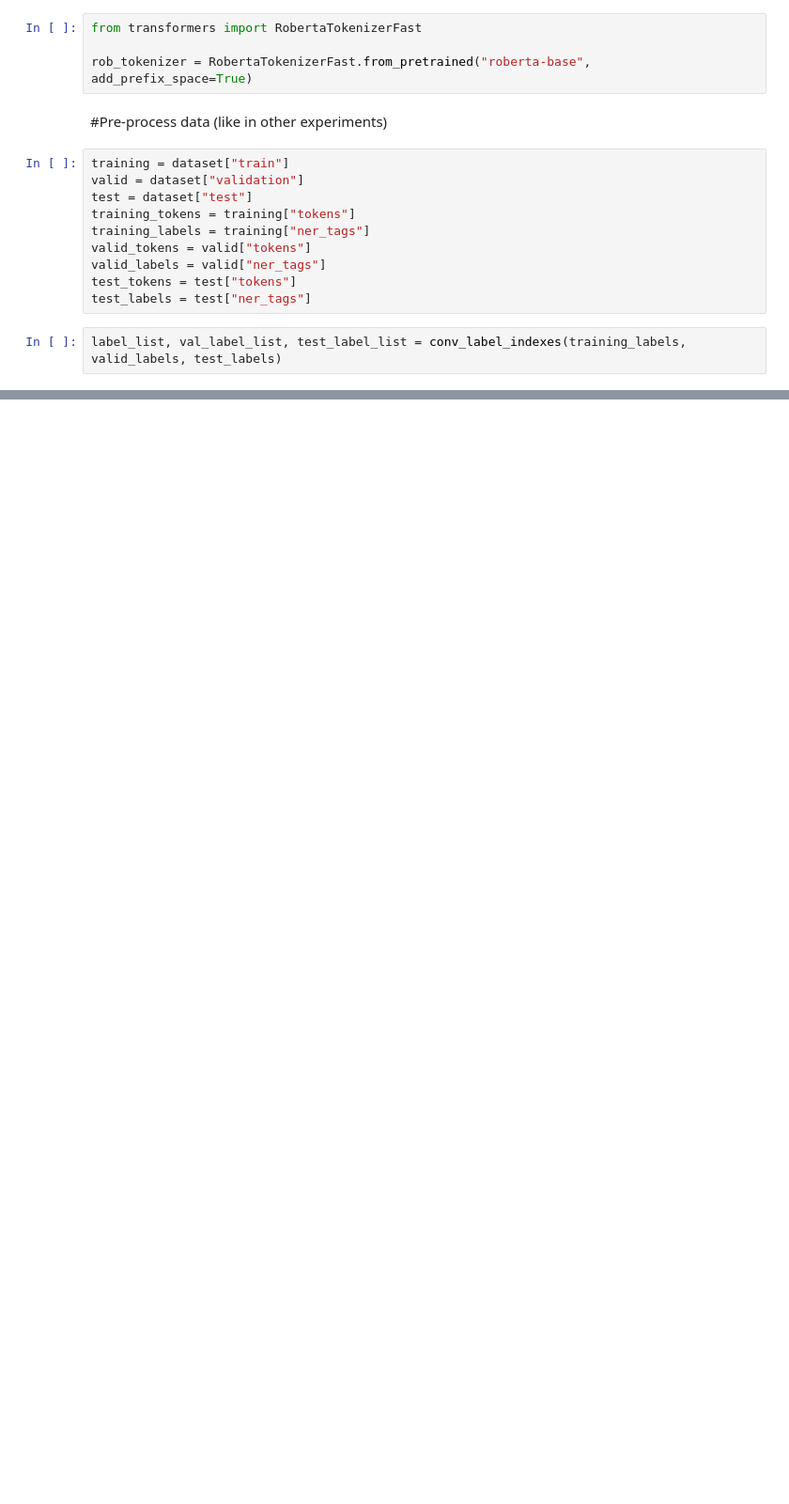
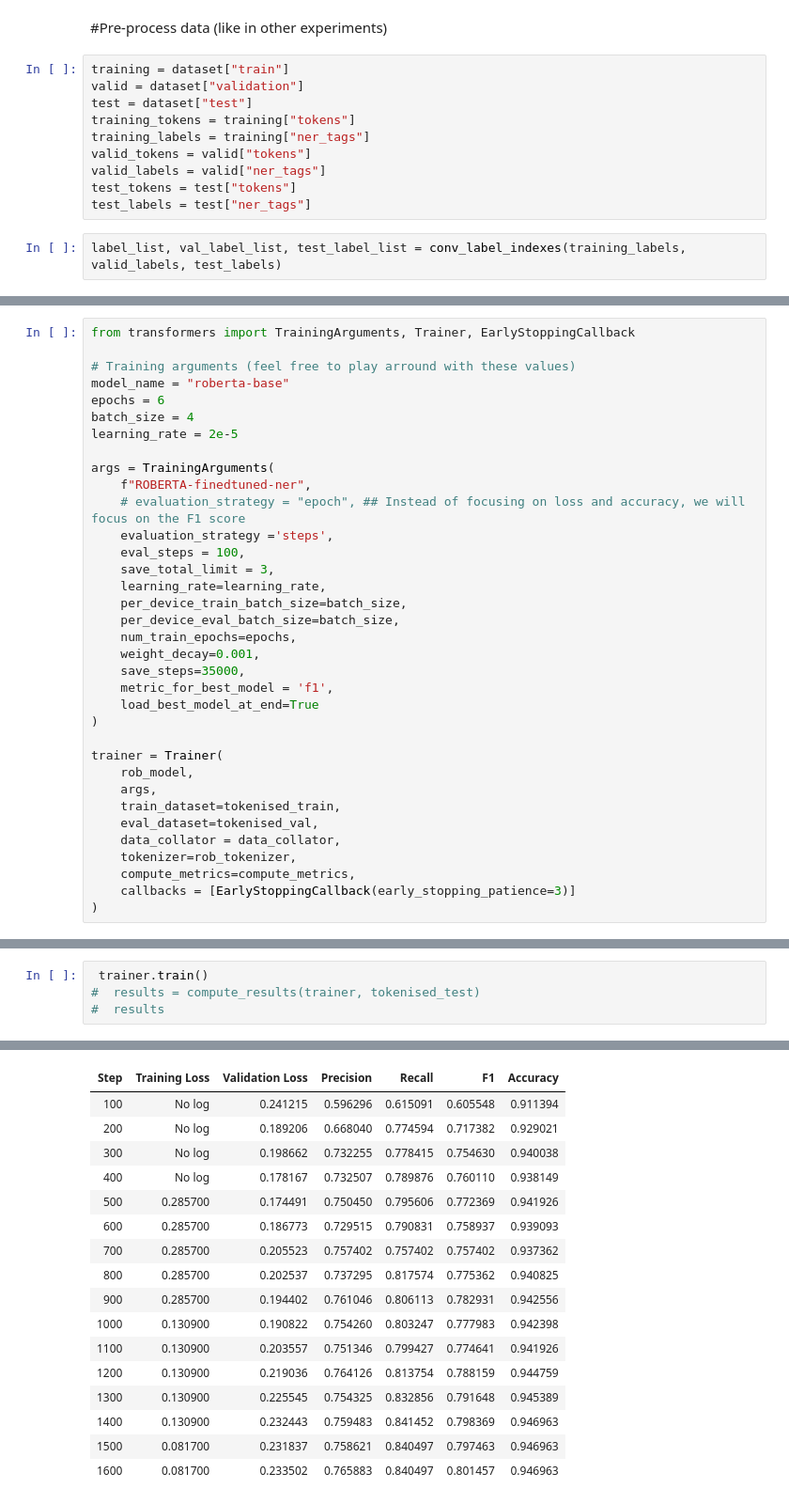
Before and after one commit to liam-michel/NLP, a Jupyter notebook: coursework/BERT_Roberta.ipynb, the cells around one changed output, grey strips where cells are left out. Shown: that part at 94% size. Drawn from its saved outputs; the diff is of its cells as text; blank space fills up the shorter version.

Commit message:
bert vs roberta

```diff
--- a/coursework/BERT_Roberta.ipynb
+++ b/coursework/BERT_Roberta.ipynb
@@ -154,7 +139,3 @@ configuration = rob_model.config
-# %%
-from transformers import RobertaTokenizerFast
-
-rob_tokenizer = RobertaTokenizerFast.from_pretrained("roberta-base", add_prefix_space=True)
 # %% [markdown]
 #Pre-process data (like in other experiments)
 # %%
@@ -174,0 +255,35 @@ tokenized_train = tokenize_and_align_labels(training_tokens, rob_tokenizer, labe
+# %%
+from transformers import TrainingArguments, Trainer, EarlyStoppingCallback
+
+# Training arguments (feel free to play arround with these values)
+model_name = "roberta-base"
+epochs = 6
+batch_size = 4
+learning_rate = 2e-5
+
+args = TrainingArguments(
+    f"ROBERTA-finedtuned-ner",
+    # evaluation_strategy = "epoch", ## Instead of focusing on loss and accuracy, we will focus on the F1 score
+    evaluation_strategy ='steps',
+    eval_steps = 100,
+    save_total_limit = 3,
+    learning_rate=learning_rate,
+    per_device_train_batch_size=batch_size,
+    per_device_eval_batch_size=batch_size,
+    num_train_epochs=epochs,
+    weight_decay=0.001,
+    save_steps=35000,
+    metric_for_best_model = 'f1',
+    load_best_model_at_end=True
+)
+
+trainer = Trainer(
+    rob_model,
+    args,
+    train_dataset=tokenised_train,
+    eval_dataset=tokenised_val,
+    data_collator = data_collator,
+    tokenizer=rob_tokenizer,
+    compute_metrics=compute_metrics,
+    callbacks = [EarlyStoppingCallback(early_stopping_patience=3)]
+)
@@ -174,0 +293,5 @@ tokenized_train = tokenize_and_align_labels(training_tokens, rob_tokenizer, labe
+# %%
+ trainer.train()
+#  results = compute_results(trainer, tokenised_test)
+#  results
+# %% [output]
@@ -174,0 +299,17 @@ tokenized_train = tokenize_and_align_labels(training_tokens, rob_tokenizer, labe
+| Step | Training Loss | Validation Loss | Precision | Recall | F1 | Accuracy |
+| 100 | No log | 0.241215 | 0.596296 | 0.615091 | 0.605548 | 0.911394 |
+| 200 | No log | 0.189206 | 0.668040 | 0.774594 | 0.717382 | 0.929021 |
+| 300 | No log | 0.198662 | 0.732255 | 0.778415 | 0.754630 | 0.940038 |
+| 400 | No log | 0.178167 | 0.732507 | 0.789876 | 0.760110 | 0.938149 |
+| 500 | 0.285700 | 0.174491 | 0.750450 | 0.795606 | 0.772369 | 0.941926 |
+| 600 | 0.285700 | 0.186773 | 0.729515 | 0.790831 | 0.758937 | 0.939093 |
+| 700 | 0.285700 | 0.205523 | 0.757402 | 0.757402 | 0.757402 | 0.937362 |
+| 800 | 0.285700 | 0.202537 | 0.737295 | 0.817574 | 0.775362 | 0.940825 |
+| 900 | 0.285700 | 0.194402 | 0.761046 | 0.806113 | 0.782931 | 0.942556 |
+| 1000 | 0.130900 | 0.190822 | 0.754260 | 0.803247 | 0.777983 | 0.942398 |
+| 1100 | 0.130900 | 0.203557 | 0.751346 | 0.799427 | 0.774641 | 0.941926 |
+| 1200 | 0.130900 | 0.219036 | 0.764126 | 0.813754 | 0.788159 | 0.944759 |
+| 1300 | 0.130900 | 0.225545 | 0.754325 | 0.832856 | 0.791648 | 0.945389 |
+| 1400 | 0.130900 | 0.232443 | 0.759483 | 0.841452 | 0.798369 | 0.946963 |
+| 1500 | 0.081700 | 0.231837 | 0.758621 | 0.840497 | 0.797463 | 0.946963 |
+| 1600 | 0.081700 | 0.233502 | 0.765883 | 0.840497 | 0.801457 | 0.946963 |
```
Also changed, not shown: parts of 15 cells of this notebook, 2 other files.
